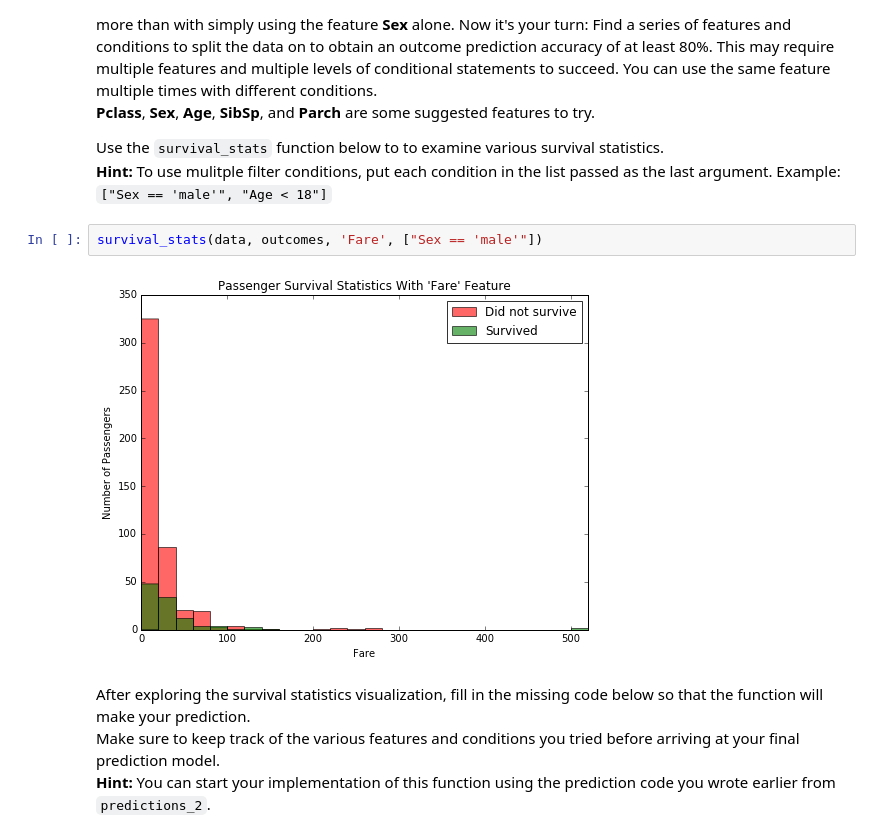
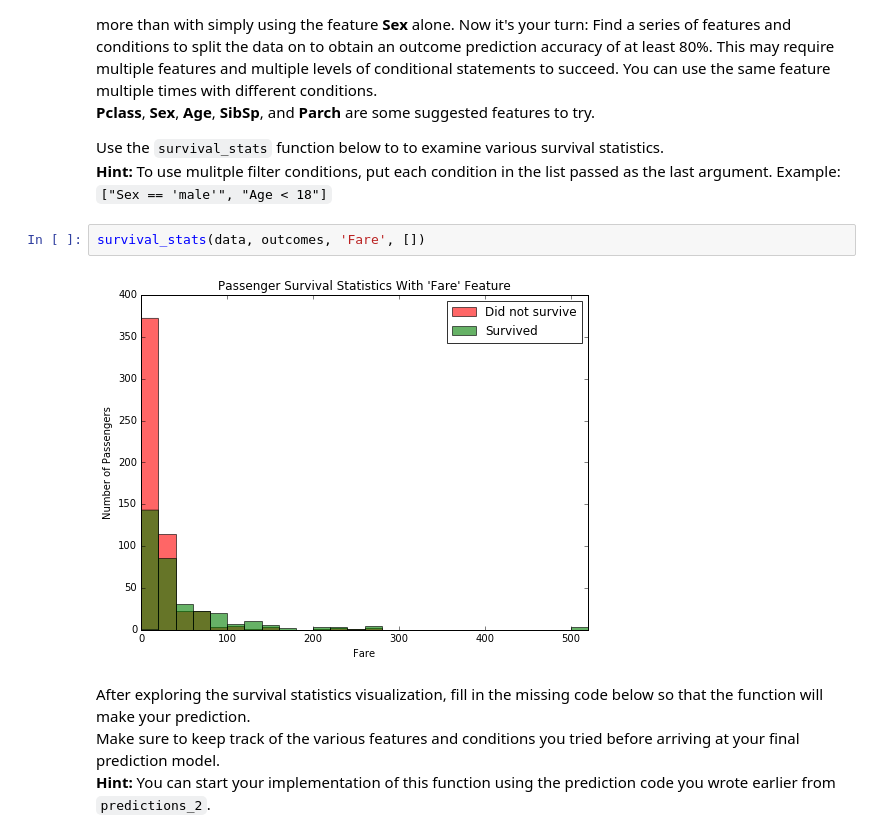
Before and after one commit to adai183/machine-learning, a Jupyter notebook: projects/titanic_survival_exploration/Titanic_Survival_Exploration.ipynb, the cells around one changed output. Drawn from its saved outputs; the diff is of its cells as text.

```diff
--- a/projects/titanic_survival_exploration/Titanic_Survival_Exploration.ipynb
+++ b/projects/titanic_survival_exploration/Titanic_Survival_Exploration.ipynb
@@ -211,9 +211,9 @@ Adding the feature **Age** as a condition in conjunction with **Sex** improves t
 Use the `survival_stats` function below to to examine various survival statistics.
 **Hint:** To use mulitple filter conditions, put each condition in the list passed as the last argument. Example: `["Sex == 'male'", "Age < 18"]`
 # %%
-survival_stats(data, outcomes, 'Fare', ["Sex == 'male'"])
+survival_stats(data, outcomes, 'Fare', [])
 # %% [output]
-[figure, old version]
+[figure, new version]
 # %% [markdown]
 After exploring the survival statistics visualization, fill in the missing code below so that the function will make your prediction.
 Make sure to keep track of the various features and conditions you tried before arriving at your final prediction model.
```
Also changed, not shown: parts of 1 cell of this notebook, 1 other file.
